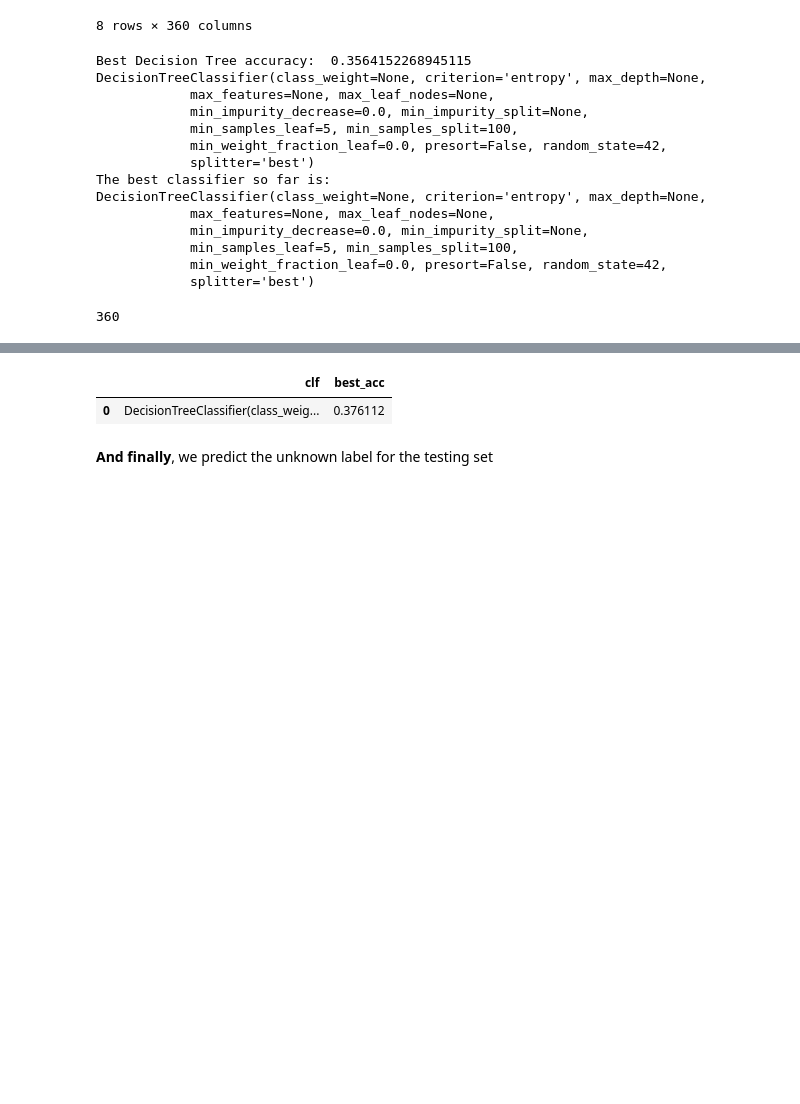
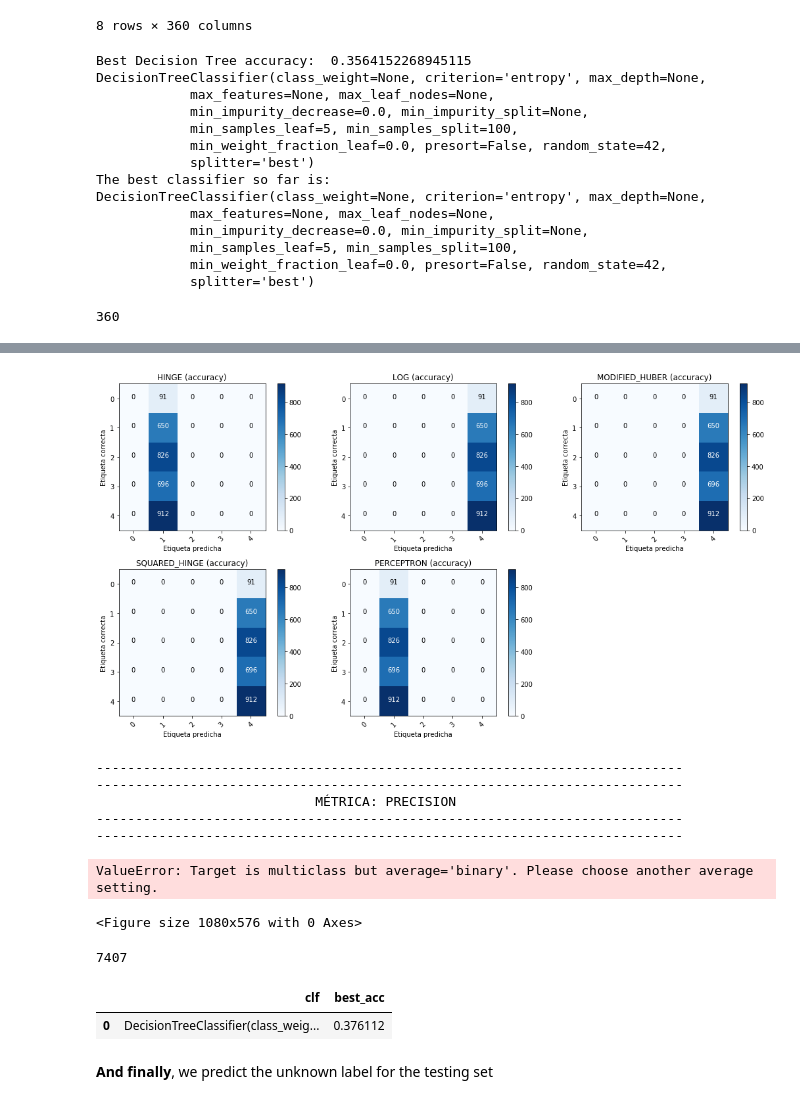
Before and after one commit to Eugenia27/AprendizajeSupervisado, a Jupyter notebook: practico/src/baseline.ipynb, the cells around one changed output, grey strips where cells are left out. Drawn from its saved outputs; the diff is of its cells as text; code cells hidden in the pictures; blank space fills up the shorter version.

```diff
--- a/practico/src/baseline.ipynb
+++ b/practico/src/baseline.ipynb
@@ -382,0 +408,64 @@ DecisionTreeClassifier(class_weight=None, criterion='gini', max_depth=None,
+# %%
+labels = ['0','1','2','3','4']
+# %%
+loss_function = ['hinge', 'log', 'modified_huber', 'squared_hinge', 'perceptron']
+metrics = ['accuracy','precision','recall','f1','roc_auc']
+
+n=10
+alphas= np.logspace(-4, 1, n)
+etas= np.logspace(-4, 1, n)
+
+exploring_params =  {'learning_rate': ['constant'],
+                     'eta0': etas,
+                     'alpha': alphas  # Tasa de regularización
+                    }
+
+
+for metrica in metrics:
+    print('---------------------------------------------------------------------------')
+    print('---------------------------------------------------------------------------')
+    print('                            MÉTRICA: '+metrica.upper())
+    print('---------------------------------------------------------------------------')
+    print('---------------------------------------------------------------------------',end='\n\n\n')
+
+    plt.figure(figsize=(15,8))
+    for idx, loss in enumerate(loss_function, start=1):
+        clfn = SGDClassifier(loss=loss, tol=1e-3, random_state=42)
+        model = GridSearchCV(clfn, exploring_params, cv=5, scoring=metrica)
+        model.fit(X_train, y_train)
+        print('*****'+'*'*len('FUNCIÓN DE COSTE :'+loss.upper())+'*****')
+        print('*    FUNCIÓN DE COSTE: '+loss.upper()+'    *')
+        print('*****'+'*'*len('FUNCIÓN DE COSTE :'+loss.upper())+'*****', end="\n\n\n")
+
+        print(".:EXPLORACIÓN DE HIPERPARÁMETROS PARA \"%s\"" % loss.upper(), end="\n\n\n")
+
+        print("..:Mejor conjunto de parámetros:")
+        print("      ",model.best_params_, end="\n\n\n")
+
+        print('..:Puntajes de la grilla a medida que mejora '+metrica+' o varianza:', end="\n\n")
+        means = model.cv_results_['mean_test_score']
+        stds = model.cv_results_['std_test_score']
+
+        scoremax=0
+        stdmin=1
+        for mean, std, params in zip(means, stds, model.cv_results_['params']):
+            if std<stdmin:
+                stdmin=std
+                print("       Exactitud: %0.3f (+/-%0.06f) para los parámetros %r" % (mean, std ** 2, params))
+            if mean>scoremax:
+                scoremax=mean
+                print("       Exactitud: %0.3f (+/-%0.06f) para los parámetros %r" % (mean, std ** 2, params))
+        print("\n")
+
+        print("..:Reporte de clasificación para el mejor clasificador (sobre conjunto de evaluación):", end="\n\n")
+        y_true, y_pred = y_valid, model.predict(X_valid)
+        print(classification_report(y_true, y_pred), end="\n\n\n\n")
+
+
+        plt.subplot(2, 3, idx)
+        plot_confusion_matrix(confusion_matrix(y_true, y_pred),
+                              classes=labels, title=loss.upper()+' ('+metrica+')')
+    plt.savefig(metrica+'.pdf')
+    plt.show()
+    print('\n\n\n')
+# %% [output]
@@ -382,0 +489,8 @@ DecisionTreeClassifier(class_weight=None, criterion='gini', max_depth=None,
+[figure, added]
+---------------------------------------------------------------------------
+---------------------------------------------------------------------------
+                            MÉTRICA: PRECISION
+---------------------------------------------------------------------------
+---------------------------------------------------------------------------
+ValueError: Target is multiclass but average='binary'. Please choose another average setting.
+<Figure size 1080x576 with 0 Axes>
@@ -383,3 +499,7 @@ DecisionTreeClassifier(class_weight=None, criterion='gini', max_depth=None,
+# %%
+len(y_train)
+# %% [output]
+7407
 # %%
 results
 # %% [output]
```
Also changed, not shown: parts of 18 cells of this notebook, 27 other files.
